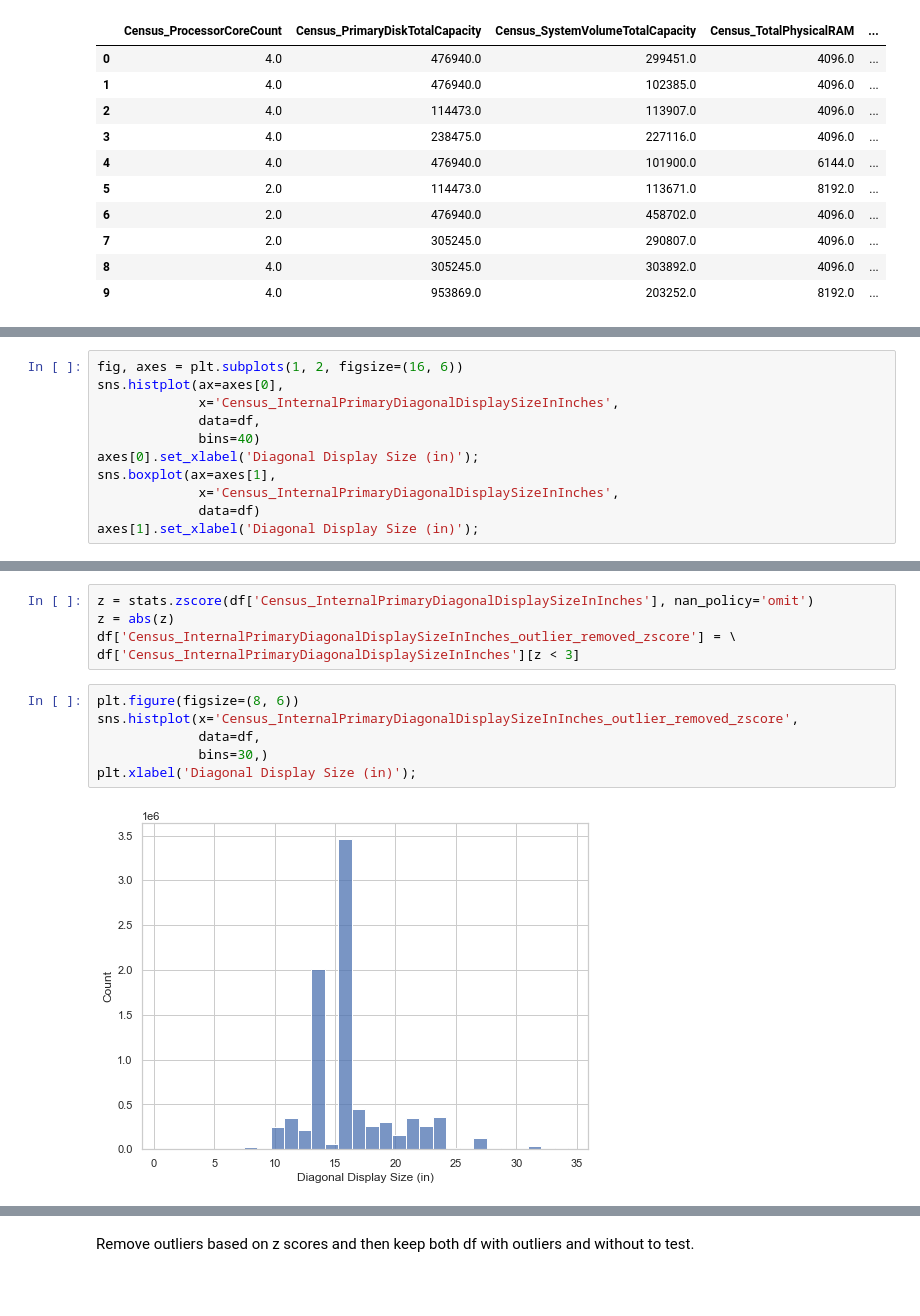
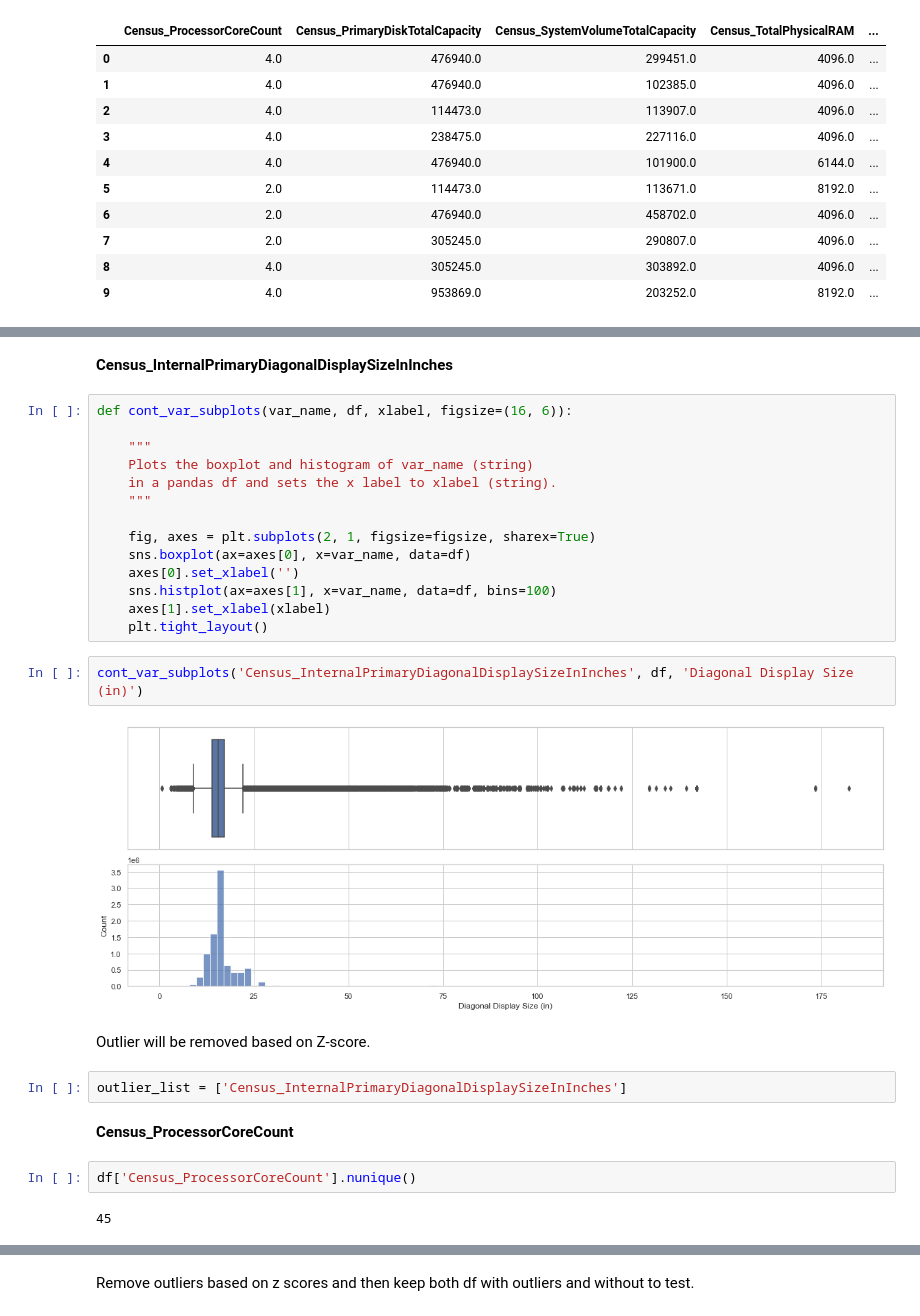
Before and after one commit to marco-riva/Capstone_2, a Jupyter notebook: notebooks/EDA.ipynb, the cells around one changed output, grey strips where cells are left out. Cells and saved outputs as stored; diff of their text form; blank space fills up the shorter version.

Commit message:
Updated univariate analysis of numerical data and started bivariate analysis

```diff
--- a/notebooks/EDA.ipynb
+++ b/notebooks/EDA.ipynb
@@ -109,11 +84,0 @@ df[num_col].describe().T
-# %%
-fig, axes = plt.subplots(1, 2, figsize=(16, 6))
-sns.histplot(ax=axes[0],
-             x='Census_InternalPrimaryDiagonalDisplaySizeInInches',
-             data=df,
-             bins=40)
-axes[0].set_xlabel('Diagonal Display Size (in)');
-sns.boxplot(ax=axes[1],
-             x='Census_InternalPrimaryDiagonalDisplaySizeInInches',
-             data=df)
-axes[1].set_xlabel('Diagonal Display Size (in)');
@@ -122,13 +85,30 @@ axes[1].set_xlabel('Diagonal Display Size (in)');
-# %%
-z = stats.zscore(df['Census_InternalPrimaryDiagonalDisplaySizeInInches'], nan_policy='omit')
-z = abs(z)
-df['Census_InternalPrimaryDiagonalDisplaySizeInInches_outlier_removed_zscore'] = \
-df['Census_InternalPrimaryDiagonalDisplaySizeInInches'][z < 3]
-# %%
-plt.figure(figsize=(8, 6))
-sns.histplot(x='Census_InternalPrimaryDiagonalDisplaySizeInInches_outlier_removed_zscore',
-             data=df,
-             bins=30,)
-plt.xlabel('Diagonal Display Size (in)');
-# %% [output]
-[figure, removed]
+# %% [markdown]
+**Census_InternalPrimaryDiagonalDisplaySizeInInches**
+# %%
+def cont_var_subplots(var_name, df, xlabel, figsize=(16, 6)):
+
+    """
+    Plots the boxplot and histogram of var_name (string)
+    in a pandas df and sets the x label to xlabel (string).
+    """
+
+    fig, axes = plt.subplots(2, 1, figsize=figsize, sharex=True)
+    sns.boxplot(ax=axes[0], x=var_name, data=df)
+    axes[0].set_xlabel('')
+    sns.histplot(ax=axes[1], x=var_name, data=df, bins=100)
+    axes[1].set_xlabel(xlabel)
+    plt.tight_layout()
+# %%
+cont_var_subplots('Census_InternalPrimaryDiagonalDisplaySizeInInches', df, 'Diagonal Display Size (in)')
+# %% [output]
+[figure, added]
+# %% [markdown]
+Outlier will be removed based on Z-score.
+# %%
+outlier_list = ['Census_InternalPrimaryDiagonalDisplaySizeInInches']
+# %% [markdown]
+**Census_ProcessorCoreCount**
+# %%
+df['Census_ProcessorCoreCount'].nunique()
+# %% [output]
+45
```
Also changed, not shown: parts of 86 cells of this notebook.
